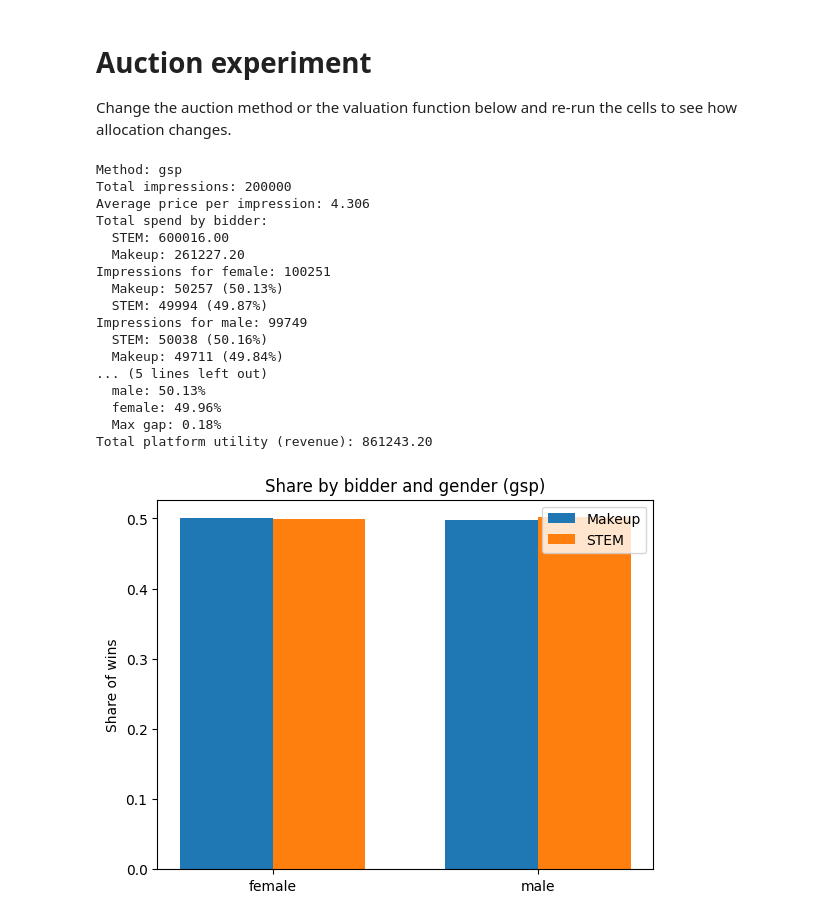
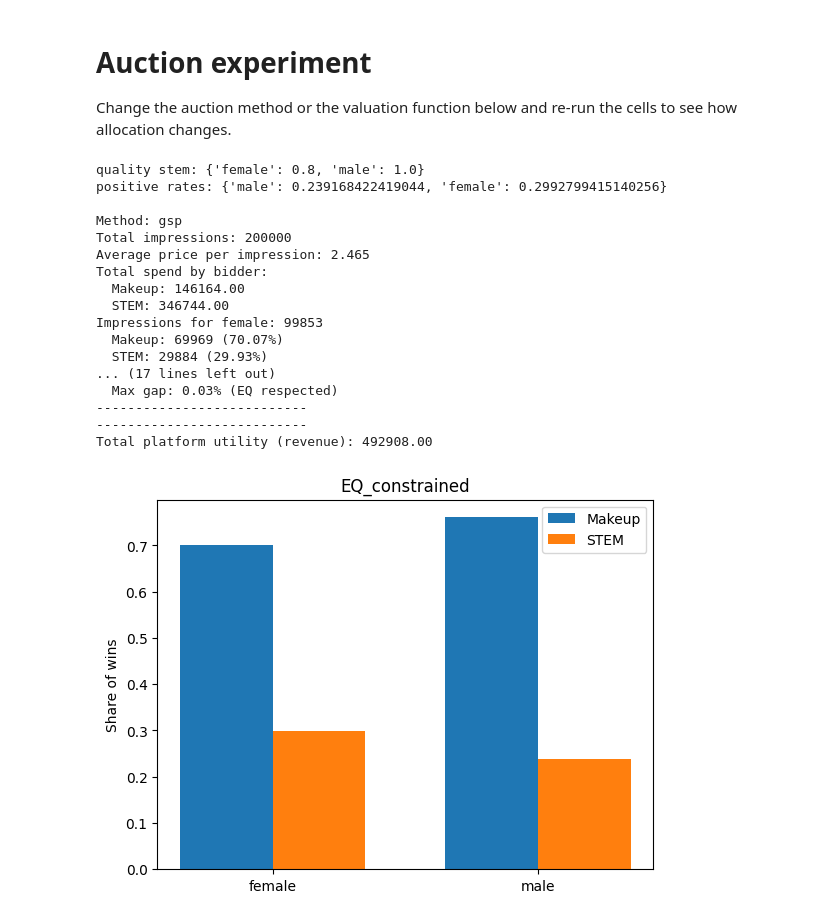
Before and after one commit to sabagian/ad_auction_sim, a Jupyter notebook: experiments/auction_experiment.ipynb, the cells around one changed output. Drawn from its saved outputs; the diff is of its cells as text; code cells hidden in the pictures.

Commit message:
different methods for fairness

```diff
--- a/experiments/auction_experiment.ipynb
+++ b/experiments/auction_experiment.ipynb
@@ -12,21 +12,47 @@ from sim.ad_auction import AdSpot, Bidder
 
 # Auction parameters
 method = 'gsp'  # choose from 'first_price', 'second_price', 'gsp'
+# mechanism = 'efficiency-max'  # choose from 'efficiency-max', 'EQ-constrained'
+# mechanism = 'stat_parity_constrained'  # choose from 'efficiency-max', 'EQ-constrained', 'stat_parity_constrained'
+mechanism = 'EQ_constrained'  # choose from 'efficiency-max', 'EQ-constrained', 'stat_parity_constrained', 'fairness_constrained'
 n_impressions = 200000
 seed = 97
 positive_bidder = 'STEM'  # bidder treated as the positive/high-stakes outcome
 
+underexposed_group = 'female'  # group to be favored in fairness-constrained mechanism
+
 # Configure bidder valuations (bids) per group; edit these dictionaries as desired
 BIDDER_TARGETING = {
     'Makeup': {'female': 10.0, 'male': 2.0},
-    'STEM': {'female': 5.0, 'male': 0.2},
+    'STEM': {'female': 1.0, 'male': 1.0},
 }
 
 # Configure ad quality scores per group and bidder (used as CTR proxies)
 QUALITY_BY_GROUP = {
-    'female': {'Makeup': 0.5, 'STEM': 1.0},
+    'female': {'Makeup': 0.5, 'STEM': 0.8},
     'male': {'Makeup': 0.1, 'STEM': 1.0},
 }
+# BIDDER_TARGETING = {
+#     'Makeup': {'female': 10.0, 'male': 2.0},
+#     'STEM': {'female': 5.0, 'male': 0.2},
+# }
+
+# # Configure ad quality scores per group and bidder (used as CTR proxies)
+# QUALITY_BY_GROUP = {
+#     'female': {'Makeup': 0.5, 'STEM': 1.0},
+#     'male': {'Makeup': 0.1, 'STEM': 1.0},
+# }
+
+ratio = QUALITY_BY_GROUP['female'][positive_bidder] / QUALITY_BY_GROUP['male'][positive_bidder]
+FAIRNESS_CONSTRAINT = {
+    'type': 'stat_parity',
+    'params': {
+        'underexposed_group': underexposed_group,
+        'ratio': ratio,
+    }
+}
+tie_cfg = {'p_stem_female': 0.3,
+           'stem_quality_ratio': ratio}
 
 # You can replace custom_valuation's body with your own function
 def custom_valuation(bidder: Bidder, adspot: AdSpot, ctrs: List[float]) -> float:
@@ -42,29 +68,32 @@ results = run_simulations(
     bidder_configs=BIDDER_TARGETING,
     quality_by_group=QUALITY_BY_GROUP,
     positive_bidder_name=positive_bidder,
+    mechanism=mechanism,
+    underexposed_group=underexposed_group,
+    tie_break_config=tie_cfg,
 )
 print_summary(results)
 # %% [output]
+quality stem: {'female': 0.8, 'male': 1.0}
+positive rates: {'male': 0.239168422419044, 'female': 0.2992799415140256}
+
 Method: gsp
 Total impressions: 200000
-Average price per impression: 4.306
+Average price per impression: 2.465
 Total spend by bidder:
-  STEM: 600016.00
-  Makeup: 261227.20
-Impressions for female: 100251
-  Makeup: 50257 (50.13%)
-  STEM: 49994 (49.87%)
-Impressions for male: 99749
-  STEM: 50038 (50.16%)
-  Makeup: 49711 (49.84%)
-... (5 lines left out)
-  male: 50.13%
-  female: 49.96%
-  Max gap: 0.18%
-Total platform utility (revenue): 861243.20
+  Makeup: 146164.00
+  STEM: 346744.00
+Impressions for female: 99853
+  Makeup: 69969 (70.07%)
+  STEM: 29884 (29.93%)
+... (17 lines left out)
+  Max gap: 0.03% (EQ respected)
+---------------------------
+---------------------------
+Total platform utility (revenue): 492908.00
 # %%
 # Plot results inline (requires matplotlib)
 from experiments.experiment_gender_allocation import try_plot
-try_plot(results)
+try_plot(results, "EQ_constrained")
 # %% [output]
-[figure, old version]
+[figure, new version]
```
Also changed, not shown: parts of 7 cells of this notebook, 2 other files.
